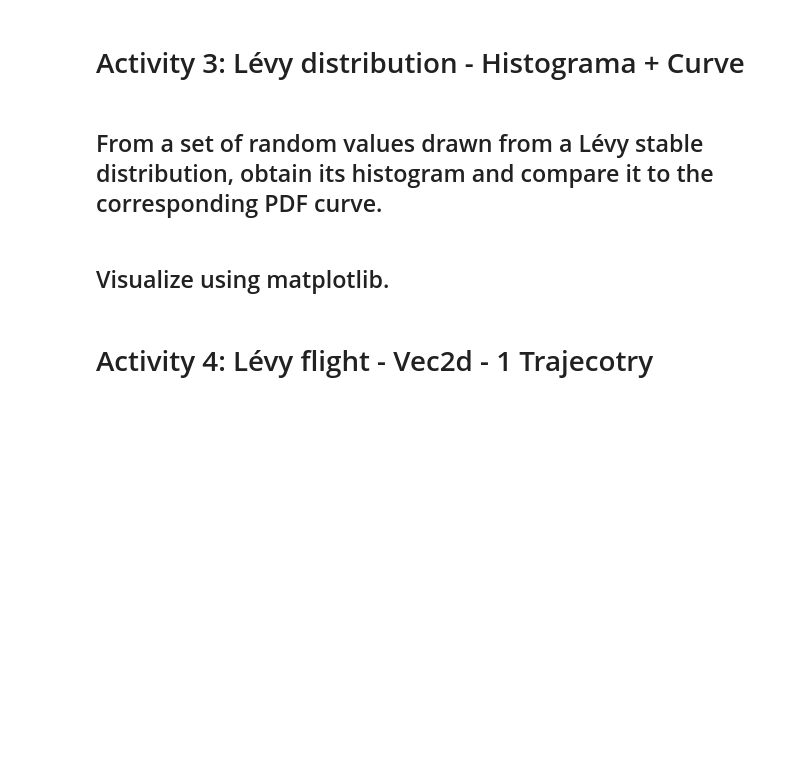
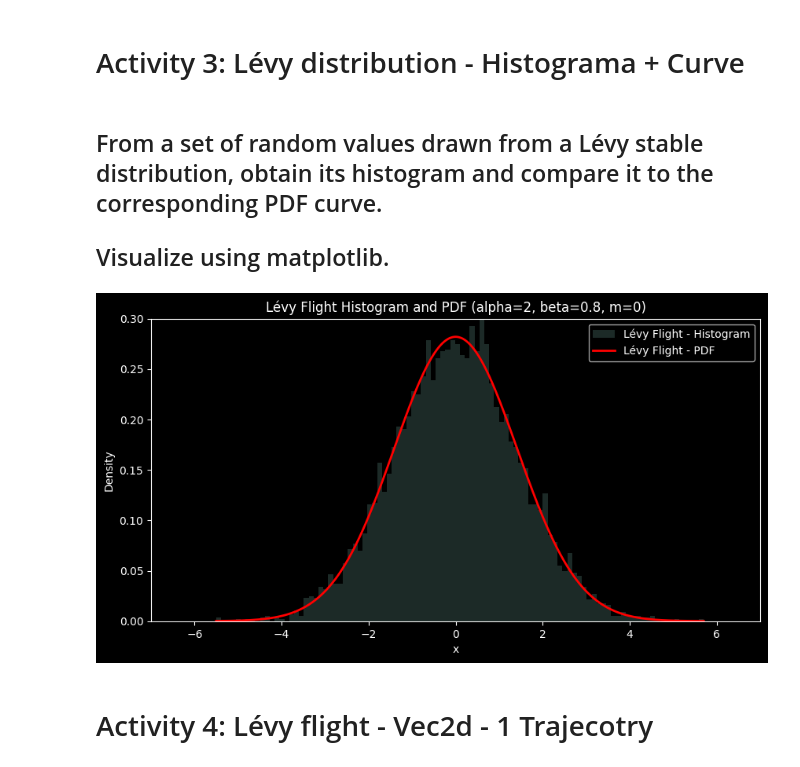
Before and after one commit to OmarGudi/Random_Walks_BrownianMotion, a Jupyter notebook: Random Walks_LévyFlights.ipynb, the cells around one changed output. Drawn from its saved outputs; the diff is of its cells as text; code cells hidden in the pictures; blank space fills up the shorter version.

Commit message:
Activity Number 3, now the second activity for the Lévy Flights is done.

```diff
--- a/Random Walks_LévyFlights.ipynb
+++ b/Random Walks_LévyFlights.ipynb
@@ -107,8 +107,41 @@ fig.show()
 # Activity 3: Lévy distribution - Histograma + Curve
 # %% [markdown]
 ## From a set of random values drawn from a Lévy stable distribution, obtain its histogram and compare it to the corresponding PDF curve.
+## Visualize using matplotlib.
-# %% [markdown]
-## Visualize using matplotlib.
+# %%
+# Parameters
+alpha = 2  # Stability parameter (0 < alpha <= 2)
+beta = 0.8  # Symmetry parameter (-1 <= beta <= 1)
+m = 0  # Location parameter (mean of the distribution)
+sample_size = 5000  # Number of samples to generate
+# Generate random values from the Lévy stable distribution
+r = levy_stable.rvs(alpha, beta, loc=m, size=sample_size)
+# Define x range for the PDF curve (matching the range of the histogram)
+x = np.linspace(min(r), max(r), 1000)
+# Calculate the PDF for the Lévy stable distribution
+pdf = levy_stable.pdf(x, alpha, beta, loc=m)
+# Create the plot
+plt.style.use('dark_background')
+fig, ax = plt.subplots(1, 1)
+fig.set_figheight(5)
+fig.set_figwidth(10)
+# Plot the histogram of the Lévy flight
+ax.hist(r, bins=100, density=True, histtype='stepfilled', alpha=0.2, label='Lévy Flight - Histogram')
+# Overlay the PDF on the histogram
+ax.plot(x, pdf, 'r-', lw=2, label='Lévy Flight - PDF')
+# Set the same x and y axis limits as in your example
+ax.set_xlim(-7, 7)
+ax.set_ylim(0, 0.3)
+# Add titles and labels
+ax.set_title(f"Lévy Flight Histogram and PDF (alpha={alpha}, beta={beta}, m={m})")
+ax.set_xlabel('x')
+ax.set_ylabel('Density')
+# Add a legend
+ax.legend()
+# Show the plot
+plt.show()
+# %% [output]
+[figure, added]
 # %% [markdown]
 # Activity 4: Lévy flight - Vec2d - 1 Trajecotry
 # %% [markdown]
```
